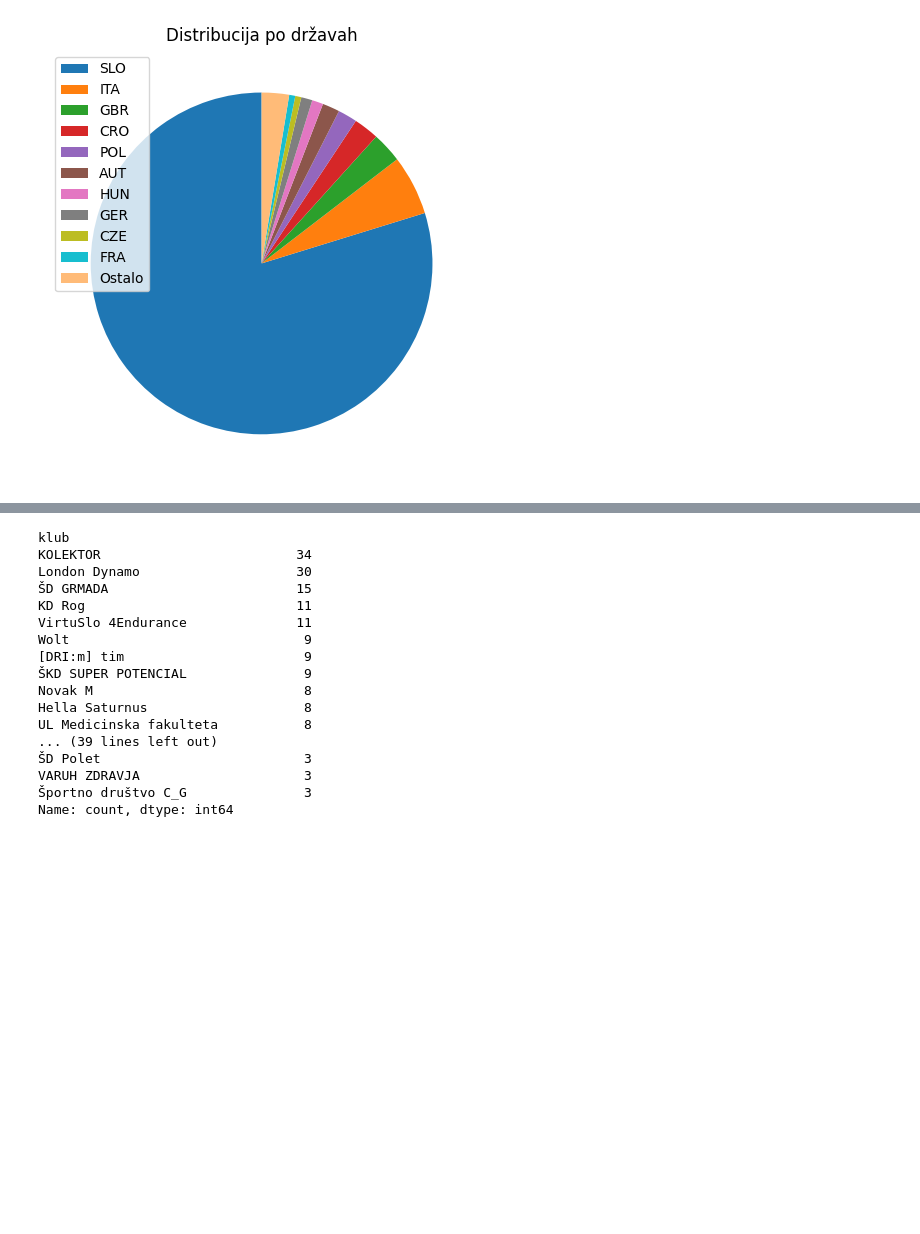
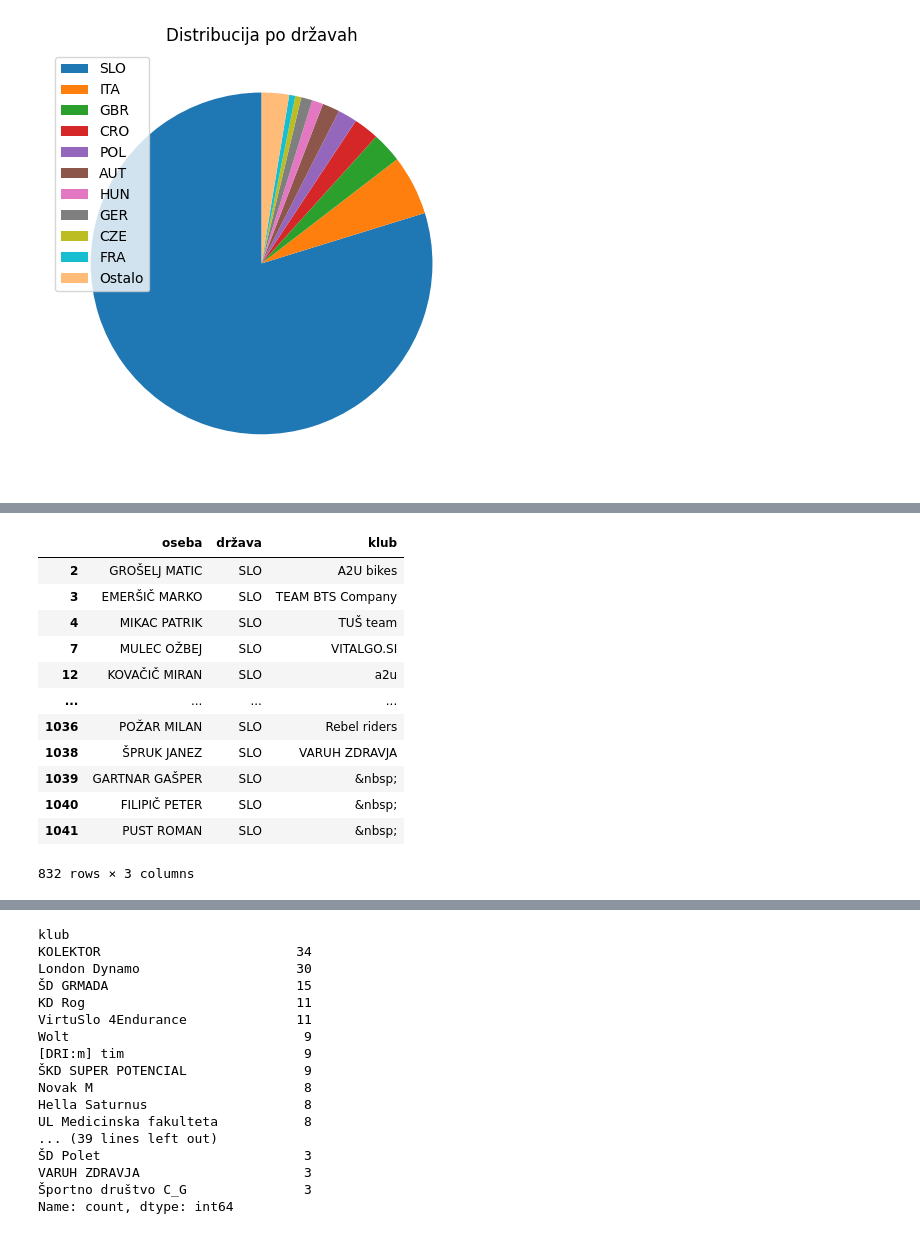
Before and after one commit to tajdahorvat/UVP-Projektna-naloga, a Jupyter notebook: analiza.ipynb, the cells around one changed output, grey strips where cells are left out. Saved outputs shown, nothing was run; the diff lists cells and outputs as text; code cells hidden in the pictures; blank space fills up the shorter version.

```diff
--- a/analiza.ipynb
+++ b/analiza.ipynb
@@ -136,0 +204,18 @@ Name: count, dtype: int64
+# %%
+slovenci = podatki.drop(podatki[podatki["država"] != "SLO"].index)
+# %%
+slovenci[["oseba", "država", "klub"]]
+# %% [output]
+|  | oseba | država | klub |
+| 2 | GROŠELJ MATIC | SLO | A2U bikes |
+| 3 | EMERŠIČ MARKO | SLO | TEAM BTS Company |
+| 4 | MIKAC PATRIK | SLO | TUŠ team |
+| 7 | MULEC OŽBEJ | SLO | VITALGO.SI |
+| 12 | KOVAČIČ MIRAN | SLO | a2u |
+| ... | ... | ... | ... |
+| 1036 | POŽAR MILAN | SLO | Rebel riders |
+| 1038 | ŠPRUK JANEZ | SLO | VARUH ZDRAVJA |
+| 1039 | GARTNAR GAŠPER | SLO | &nbsp; |
+| 1040 | FILIPIČ PETER | SLO | &nbsp; |
+| 1041 | PUST ROMAN | SLO | &nbsp; |
+832 rows × 3 columns
```
Also changed, not shown: parts of 27 cells of this notebook, 1 other file.
